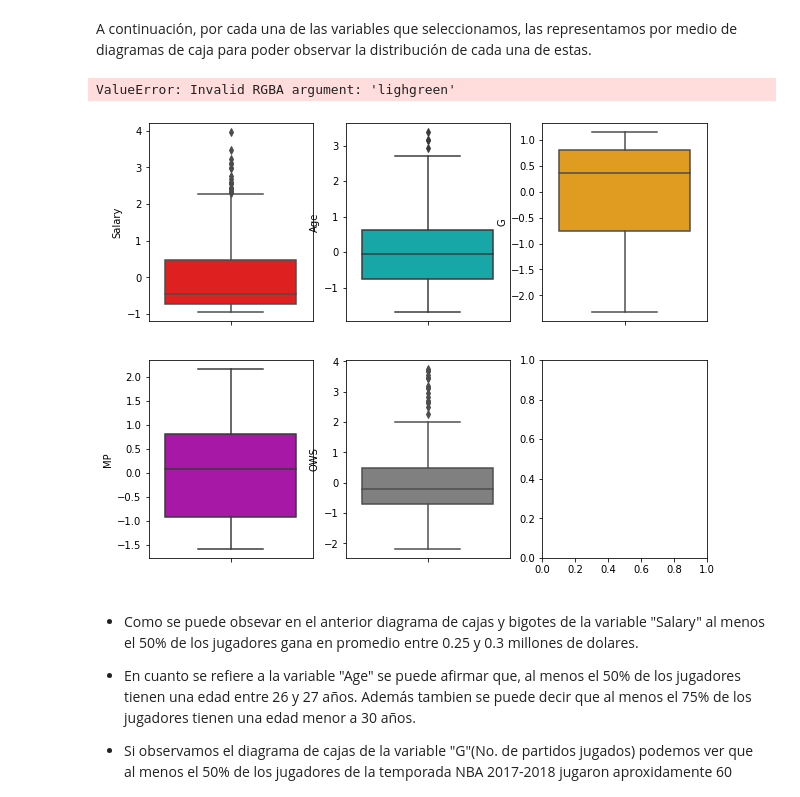
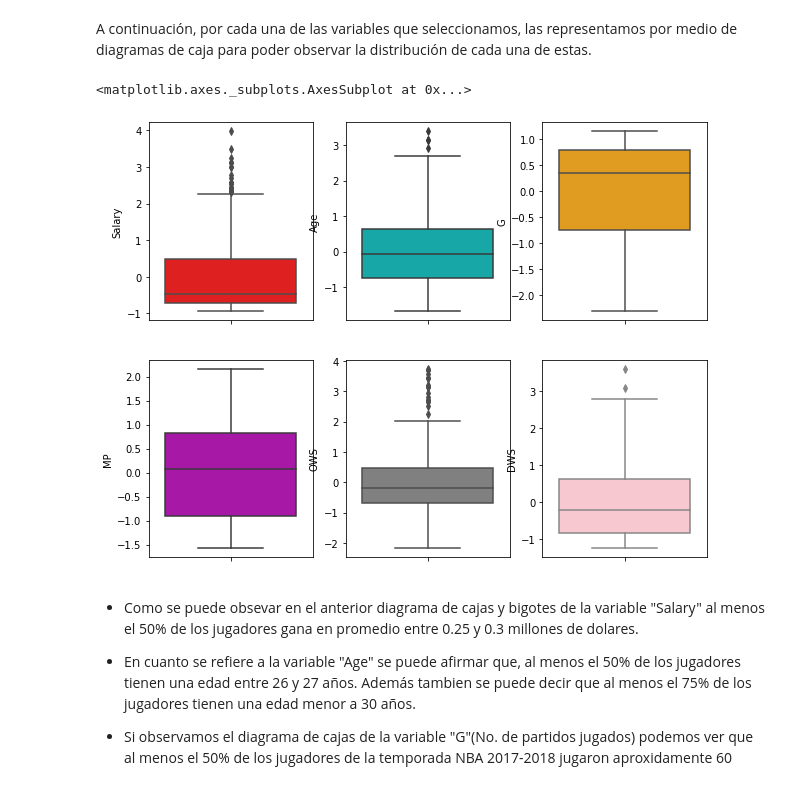
Before and after one commit to NicolasB2/NBA_Salaries, a Jupyter notebook: NBA Salary.ipynb, the cells around one changed output. Saved outputs shown, nothing was run; the diff lists cells and outputs as text; code cells hidden in the pictures.

Commit message:
Update Colors

```diff
--- a/NBA Salary.ipynb
+++ b/NBA Salary.ipynb
@@ -177,26 +177,26 @@ A continuación, por cada una de las variables que seleccionamos, las representa
 # %%
 fig = plt.figure(figsize=(10,8))
 
 plt.subplot(2,3,1)
 sn.boxplot('Salary', data=data, orient='v', color="r")
 
 plt.subplot(2,3,2)
 sn.boxplot('Age', data=data, orient='v', color="c")
 
 plt.subplot(2,3,3)
 sn.boxplot('G', data=data, orient='v', color="orange")
 
 plt.subplot(2,3,4)
 sn.boxplot('MP', data=data, orient='v', color="m")
 
 plt.subplot(2,3,5)
 sn.boxplot('OWS', data=data, orient='v', color="gray")
 
 plt.subplot(2,3,6)
-sn.boxplot('DWS', data=data, orient='v', color="lighgreen")
+sn.boxplot('DWS', data=data, orient='v', color="pink")
 # %% [output]
-ValueError: Invalid RGBA argument: 'lighgreen'
+<matplotlib.axes._subplots.AxesSubplot at 0x...>
-[figure, old version]
+[figure, new version]
 # %% [markdown]
 - Como se puede obsevar en el anterior diagrama de cajas y bigotes de la variable "Salary" al menos el 50% de los jugadores gana en promedio entre 0.25 y 0.3 millones de dolares.
 
```
Also changed, not shown: parts of 2 cells of this notebook.
